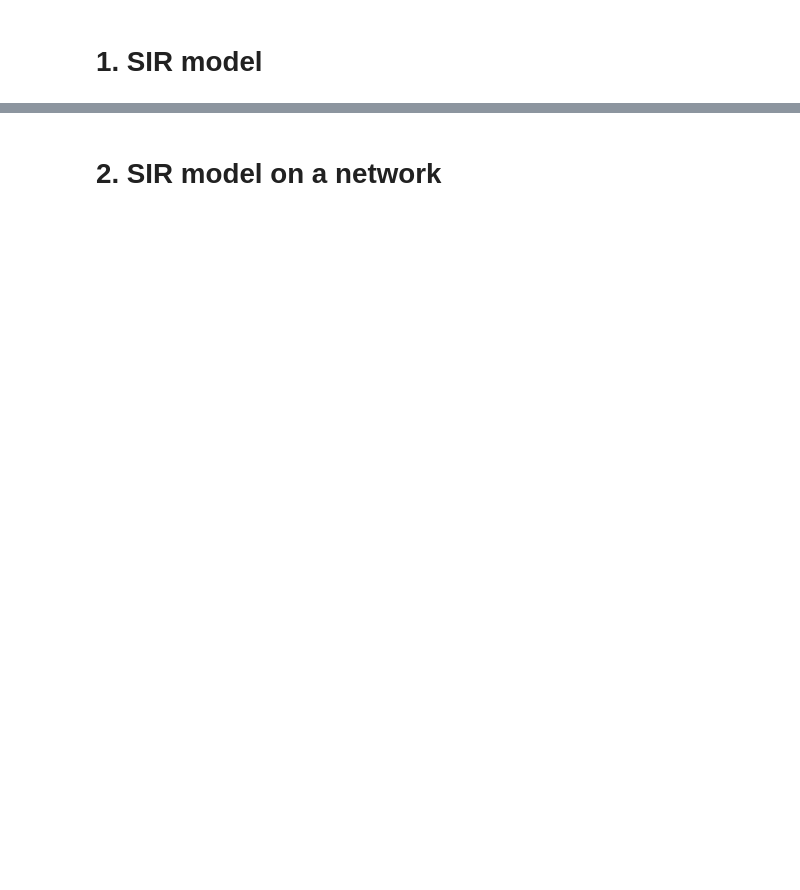
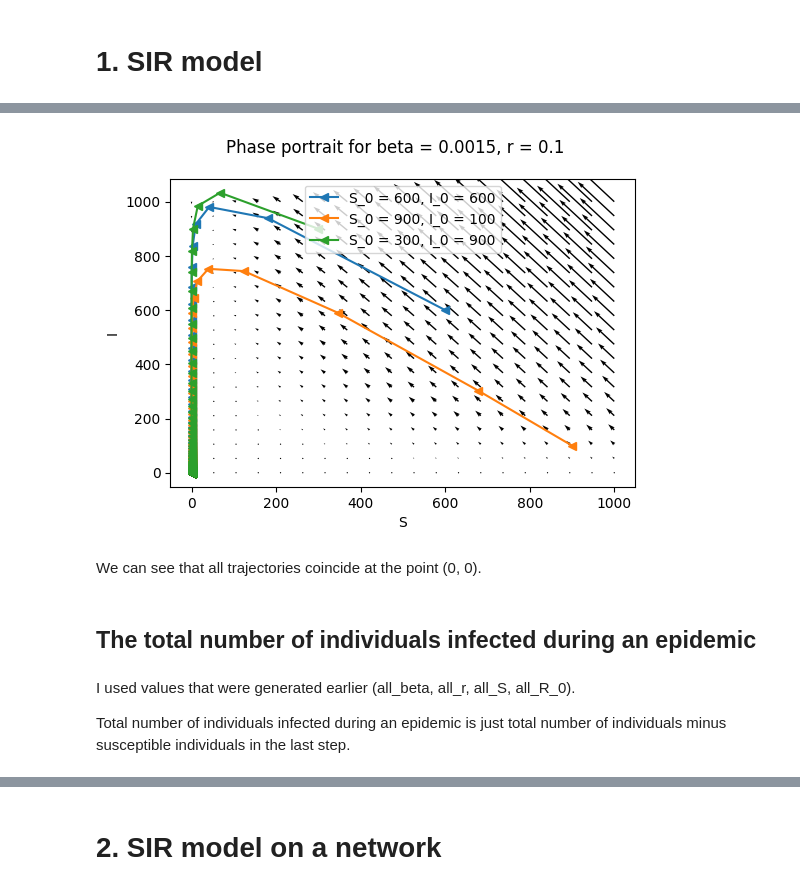
Before and after one commit to KohutMaria/Diffusion-processes, a Jupyter notebook: DPOCN_5.ipynb, the cells around one changed output, grey strips where cells are left out. Saved outputs shown, nothing was run; the diff lists cells and outputs as text; code cells hidden in the pictures; blank space fills up the shorter version.

```diff
--- a/DPOCN_5.ipynb
+++ b/DPOCN_5.ipynb
@@ -50,0 +143,18 @@ plt.show()
+# %%
+def f(X, t):
+    """
+    Calculate derivatives of the model.
+
+    def derivative(X: list, t: float) -> np.array
+
+    Parameters
+    ----------
+    X : list
+        Value of S, I and R in which we calculate derivatives
+    t : float
+        Time in which we calculate derivatives
+    """
+    S, I = X
+    dS = - beta * S * I
+    dI = beta * S * I - r * I
+    return np.array([dS, dI])
@@ -50,0 +168,38 @@ plt.show()
+# %%
+N = 1000
+beta = 1.5 / N
+r = 0.1
+
+min = 0
+max = N
+step = 20
+S, I  = np.meshgrid(np.linspace(min, max, step), np.linspace(min, max, step))
+
+dS = - beta * S * I
+dI = beta * S * I - r * I
+
+fig, ax = plt.subplots(figsize = (6, 4))
+fig.suptitle(f"Phase portrait for beta = {beta}, r = {r}")
+ax.set(xlabel = 'S', ylabel = 'I')
+plt.quiver(S, I, dS, dI)
+
+dt = 1000
+t = np.linspace(min, max, dt)
+X0 = [[600, 600], [900, 100], [300, 900]]
+X = []
+for i in range(len(X0)):
+    x = odeint(dif, X0[i], t)
+    X.append(x)
+    plt.plot(x[:,0], x[:,1], '<-', label = f"S_0 = {X0[i][0]}, I_0 = {X0[i][1]}")
+plt.legend()
+plt.show()
+# %% [output]
+[figure, added]
+# %% [markdown]
+We can see that all trajectories coincide at the point (0, 0).
+# %% [markdown]
+## The total number of individuals infected during an epidemic
+# %% [markdown]
+I used values that were generated earlier (all_beta, all_r, all_S, all_R_0).
+
+Total number of individuals infected during an epidemic is just total number of individuals minus susceptible individuals in the last step.
```
Also changed, not shown: parts of 188 cells of this notebook.
